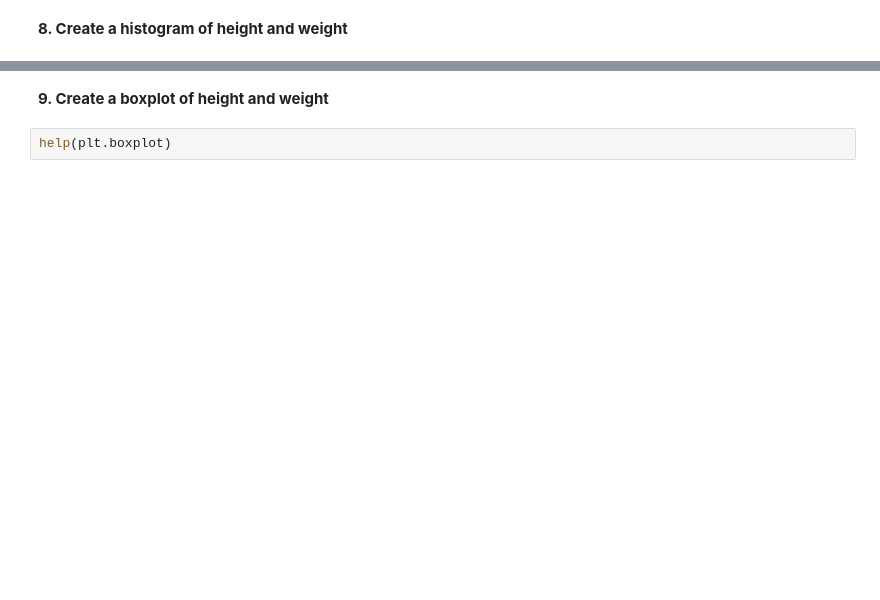
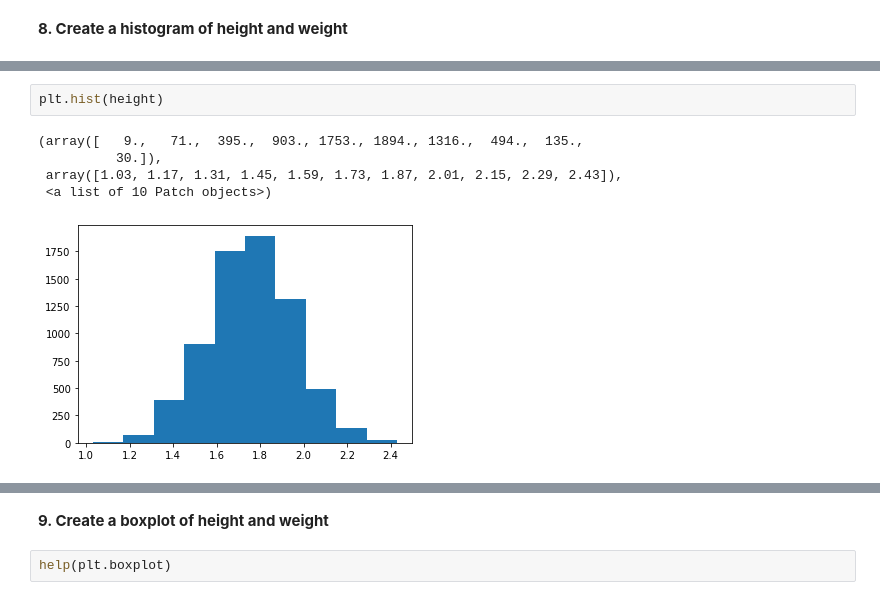
Before and after one commit to MichaelHuttley/iod, a Jupyter notebook: Labs/Module 1/Lab 1.2.1 Numpy Lab.ipynb, the cells around one changed output, grey strips where cells are left out. Drawn from its saved outputs; the diff is of its cells as text; blank space fills up the shorter version.

```diff
--- a/Labs/Module 1/Lab 1.2.1 Numpy Lab.ipynb
+++ b/Labs/Module 1/Lab 1.2.1 Numpy Lab.ipynb
@@ -152,3 +252,11 @@ hist(x, bins=None, range=None, density=None, weights=None, cumulative=False, bot
 
         Objects passed as **data** must support item access (``data[<arg>]``) and
         membership test (``<arg> in data``).
+# %%
+plt.hist(height)
+# %% [output]
+(array([   9.,   71.,  395.,  903., 1753., 1894., 1316.,  494.,  135.,
+          30.]),
+ array([1.03, 1.17, 1.31, 1.45, 1.59, 1.73, 1.87, 2.01, 2.15, 2.29, 2.43]),
+ <a list of 10 Patch objects>)
+[figure, added]
```
Also changed, not shown: parts of 35 cells of this notebook, 3 other files.
